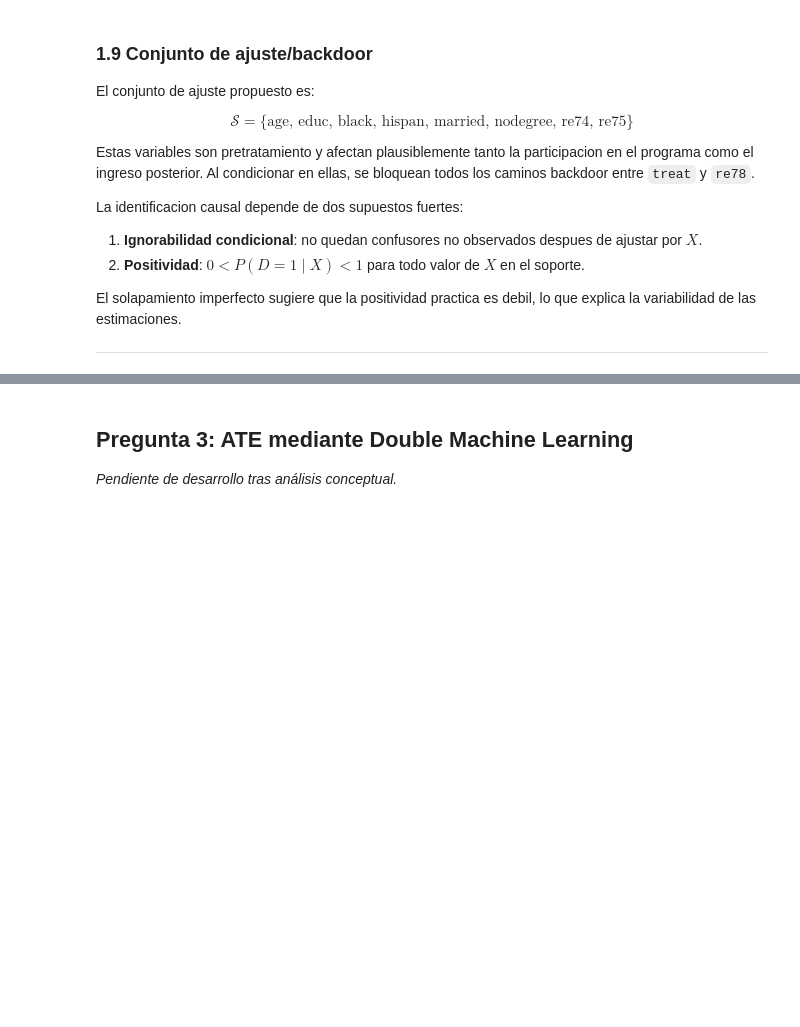
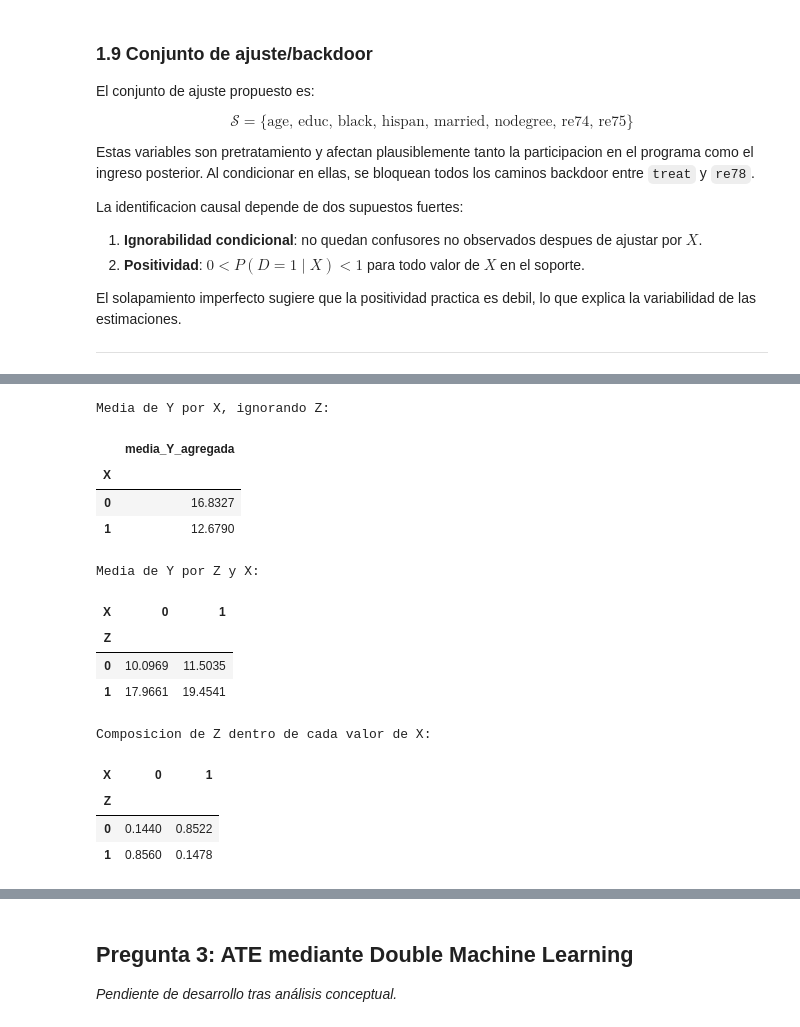
Before and after one commit to CharlyEstudio/data-science-portfolio, a Jupyter notebook: interpretabilidad_causalidad/m06/notebooks/examen_final_lalonde.ipynb, the cells around one changed output, grey strips where cells are left out. Cells and saved outputs as stored; diff of their text form; code cells hidden in the pictures; blank space fills up the shorter version.

```diff
--- a/interpretabilidad_causalidad/m06/notebooks/examen_final_lalonde.ipynb
+++ b/interpretabilidad_causalidad/m06/notebooks/examen_final_lalonde.ipynb
@@ -439,0 +495,47 @@ El solapamiento imperfecto sugiere que la positividad practica es debil, lo que
+# %%
+rng = np.random.default_rng(42)
+
+n_sim = 5_000
+Z_sim = rng.binomial(1, 0.5, n_sim)
+
+# X es mas frecuente en el grupo Z=0, que tiene menor nivel base de Y.
+p_x_given_z = np.where(Z_sim == 0, 0.85, 0.15)
+X_sim = rng.binomial(1, p_x_given_z)
+
+# Dentro de cada grupo, X tiene efecto positivo sobre Y.
+Y_sim = 10 + 8 * Z_sim + 1.5 * X_sim + rng.normal(0, 1, n_sim)
+
+simpson_df = pd.DataFrame({
+    "Y": Y_sim,
+    "X": X_sim,
+    "Z": Z_sim,
+})
+
+means_by_x = simpson_df.groupby("X")["Y"].mean().rename("media_Y_agregada")
+means_by_zx = simpson_df.groupby(["Z", "X"])["Y"].mean().unstack()
+composition = pd.crosstab(simpson_df["Z"], simpson_df["X"], normalize="columns")
+
+print("Media de Y por X, ignorando Z:")
+display(means_by_x.to_frame())
+
+print("\nMedia de Y por Z y X:")
+display(means_by_zx)
+
+print("\nComposicion de Z dentro de cada valor de X:")
+display(composition)
+# %% [output]
+Media de Y por X, ignorando Z:
+|  | media_Y_agregada |
+| X |  |
+| 0 | 16.8327 |
+| 1 | 12.6790 |
+Media de Y por Z y X:
+| X | 0 | 1 |
+| Z |  |  |
+| 0 | 10.0969 | 11.5035 |
+| 1 | 17.9661 | 19.4541 |
+Composicion de Z dentro de cada valor de X:
+| X | 0 | 1 |
+| Z |  |  |
+| 0 | 0.1440 | 0.8522 |
+| 1 | 0.8560 | 0.1478 |
```
Also changed, not shown: parts of 9 cells of this notebook, 3 other files.
